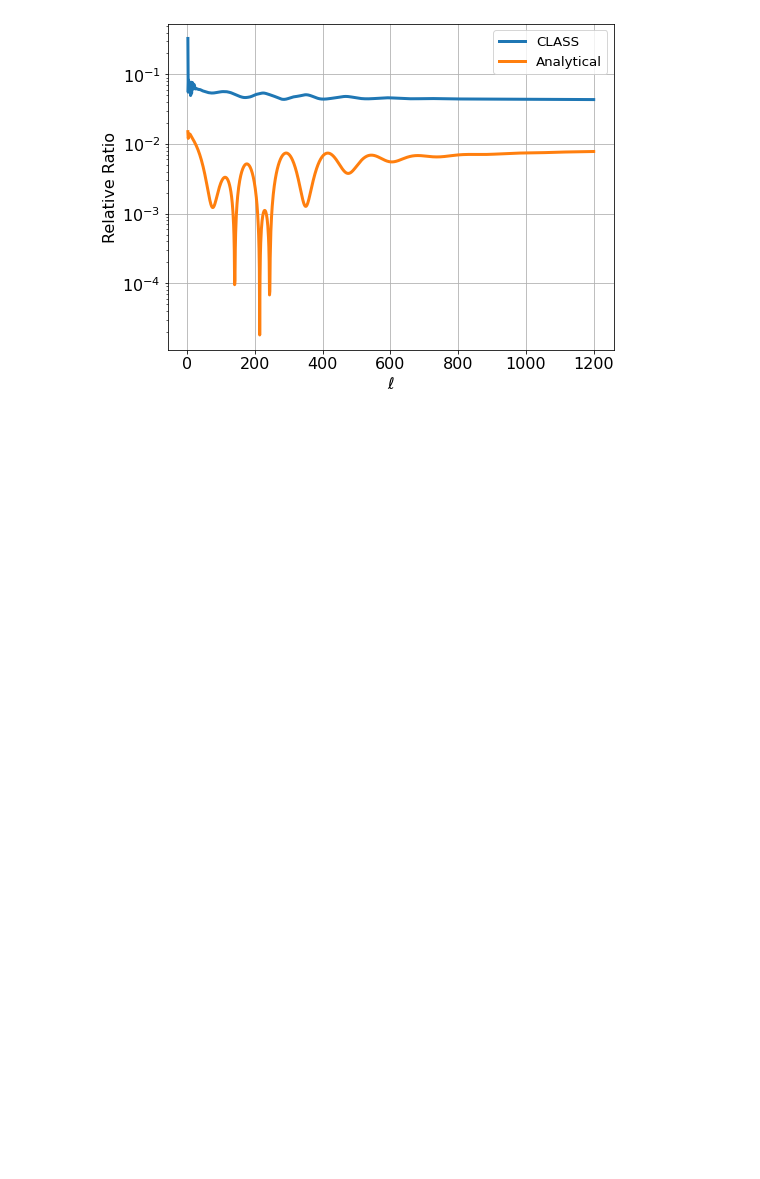
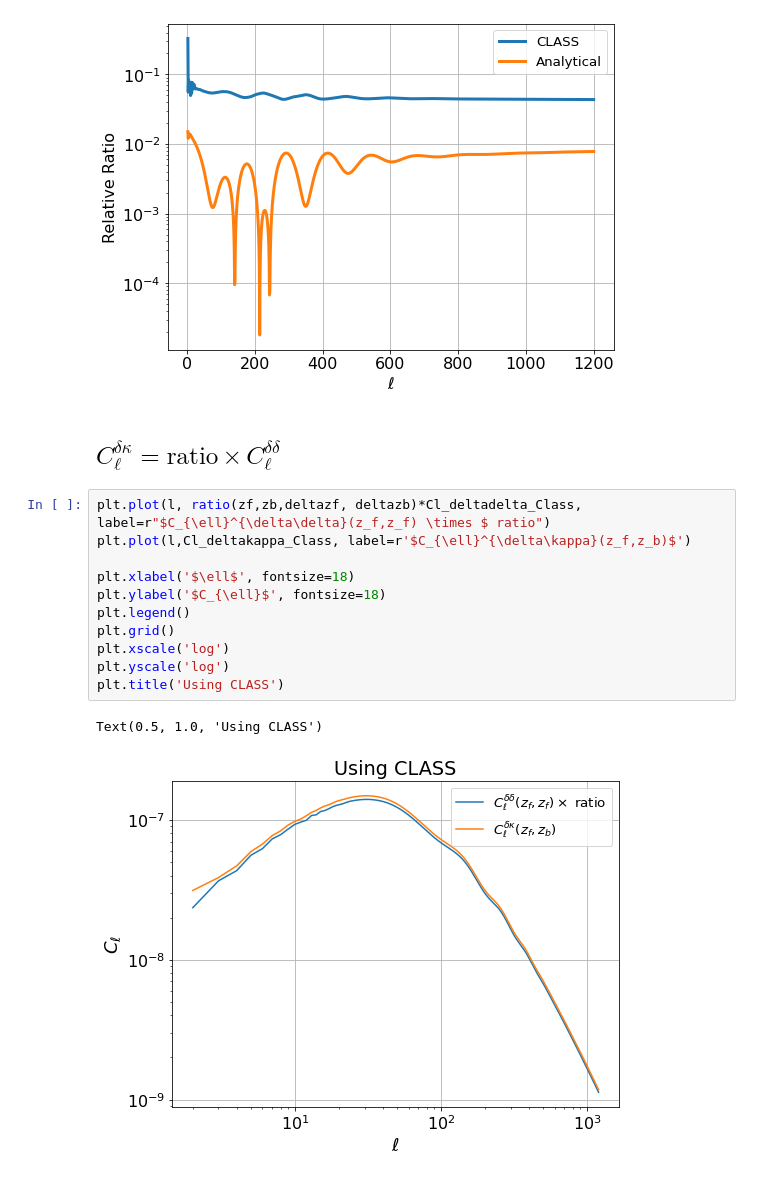
Before and after one commit to muntazirabidi/CLASS_CAMB, a Jupyter notebook: limber_cross_CLASS.ipynb, the cells around one changed output. Cells and saved outputs as stored; diff of their text form; blank space fills up the shorter version.

Commit message:
added ratio comparisons

```diff
--- a/limber_cross_CLASS.ipynb
+++ b/limber_cross_CLASS.ipynb
@@ -371,3 +371,19 @@ plt.grid()
 plt.yscale('log')
 # %% [output]
 [figure]
+# %% [markdown]
+## $C_{\ell}^{\delta \kappa}  = \text{ratio}\times C_{\ell}^{\delta \delta}$
+# %%
+plt.plot(l, ratio(zf,zb,deltazf, deltazb)*Cl_deltadelta_Class, label=r"$C_{\ell}^{\delta\delta}(z_f,z_f) \times $ ratio")
+plt.plot(l,Cl_deltakappa_Class, label=r'$C_{\ell}^{\delta\kappa}(z_f,z_b)$')
+
+plt.xlabel('$\ell$', fontsize=18)
+plt.ylabel('$C_{\ell}$', fontsize=18)
+plt.legend()
+plt.grid()
+plt.xscale('log')
+plt.yscale('log')
+plt.title('Using CLASS')
+# %% [output]
+Text(0.5, 1.0, 'Using CLASS')
+[figure, added]
```
Also changed, not shown: parts of 1 cell of this notebook.
